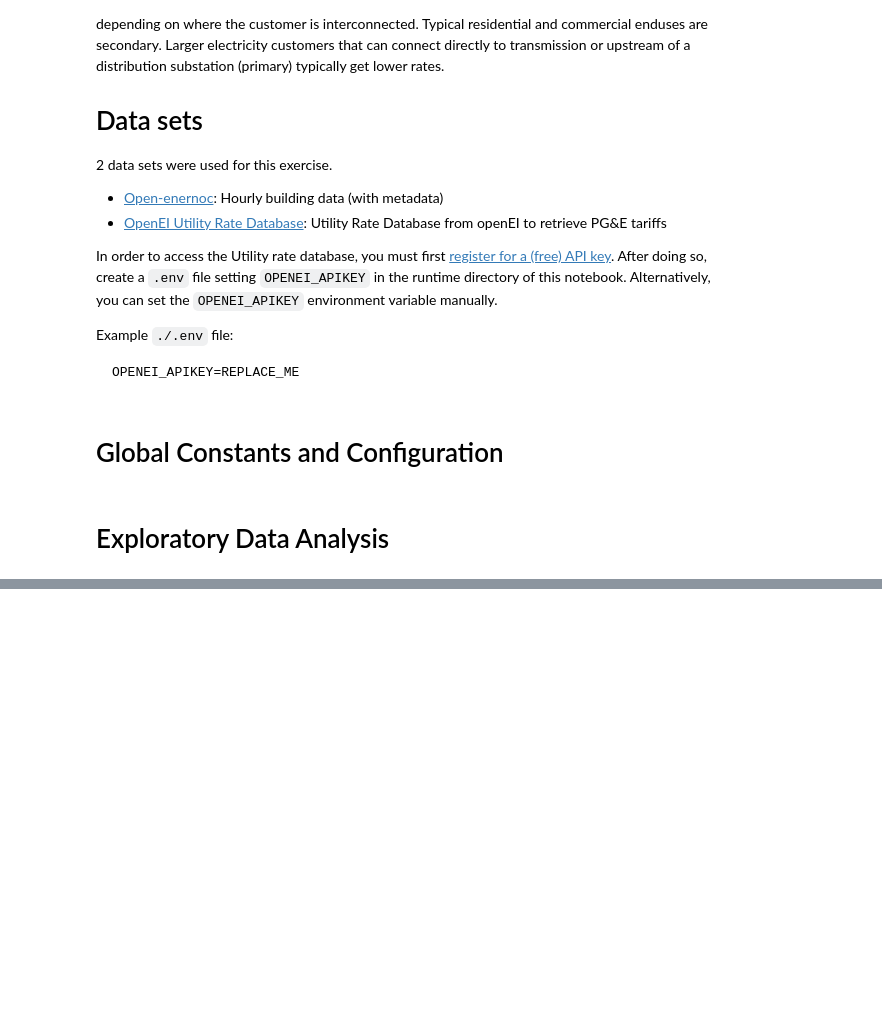
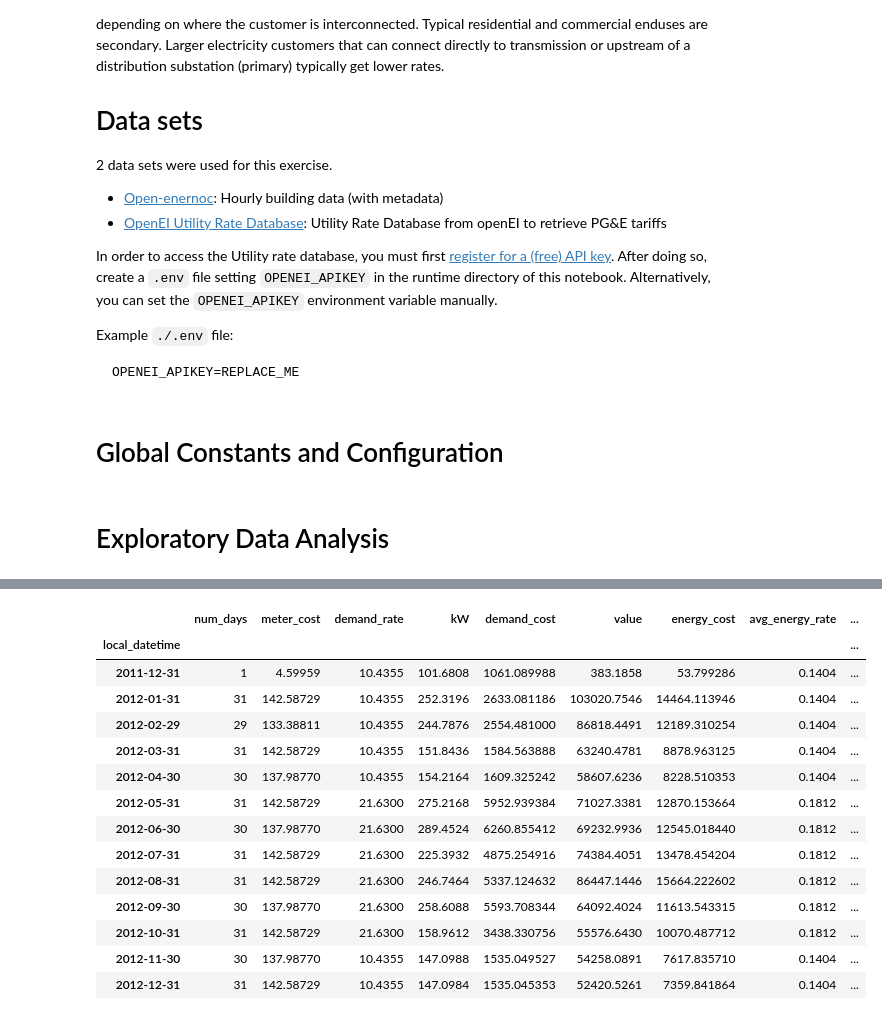
Before and after one commit to thomastu/ENGR481-lab0, a Jupyter notebook: utility_bill_example.ipynb, the cells around one changed output, grey strips where cells are left out. Cells and saved outputs as stored; diff of their text form; code cells hidden in the pictures; blank space fills up the shorter version.

```diff
--- a/utility_bill_example.ipynb
+++ b/utility_bill_example.ipynb
@@ -298,7 +304,3 @@ utility_bill_dashboard
 results_dir = Path("./results/")
 results_dir.mkdir(exist_ok=True)
 total_cost.reset_index().to_csv(results_dir / f"{INDUSTRY}-utility_bills.csv", index=False)
-# %%
-# Show all our education bills by month
-pd.options.display.max_rows = 999
-total_cost.swaplevel().sort_index()
@@ -323,0 +361,19 @@ total_cost.swaplevel().sort_index()
+# %%
+_site_id = 88
+total_cost.swaplevel().sort_index().loc[_site_id]
+# %% [output]
+|  | num_days | meter_cost | demand_rate | kW | demand_cost | value | energy_cost | avg_energy_rate | ... |
+| local_datetime |  |  |  |  |  |  |  |  | ... |
+| 2011-12-31 | 1 | 4.59959 | 10.4355 | 101.6808 | 1061.089988 | 383.1858 | 53.799286 | 0.1404 | ... |
+| 2012-01-31 | 31 | 142.58729 | 10.4355 | 252.3196 | 2633.081186 | 103020.7546 | 14464.113946 | 0.1404 | ... |
+| 2012-02-29 | 29 | 133.38811 | 10.4355 | 244.7876 | 2554.481000 | 86818.4491 | 12189.310254 | 0.1404 | ... |
+| 2012-03-31 | 31 | 142.58729 | 10.4355 | 151.8436 | 1584.563888 | 63240.4781 | 8878.963125 | 0.1404 | ... |
+| 2012-04-30 | 30 | 137.98770 | 10.4355 | 154.2164 | 1609.325242 | 58607.6236 | 8228.510353 | 0.1404 | ... |
+| 2012-05-31 | 31 | 142.58729 | 21.6300 | 275.2168 | 5952.939384 | 71027.3381 | 12870.153664 | 0.1812 | ... |
+| 2012-06-30 | 30 | 137.98770 | 21.6300 | 289.4524 | 6260.855412 | 69232.9936 | 12545.018440 | 0.1812 | ... |
+| 2012-07-31 | 31 | 142.58729 | 21.6300 | 225.3932 | 4875.254916 | 74384.4051 | 13478.454204 | 0.1812 | ... |
+| 2012-08-31 | 31 | 142.58729 | 21.6300 | 246.7464 | 5337.124632 | 86447.1446 | 15664.222602 | 0.1812 | ... |
+| 2012-09-30 | 30 | 137.98770 | 21.6300 | 258.6088 | 5593.708344 | 64092.4024 | 11613.543315 | 0.1812 | ... |
+| 2012-10-31 | 31 | 142.58729 | 21.6300 | 158.9612 | 3438.330756 | 55576.6430 | 10070.487712 | 0.1812 | ... |
+| 2012-11-30 | 30 | 137.98770 | 10.4355 | 147.0988 | 1535.049527 | 54258.0891 | 7617.835710 | 0.1404 | ... |
+| 2012-12-31 | 31 | 142.58729 | 10.4355 | 147.0984 | 1535.045353 | 52420.5261 | 7359.841864 | 0.1404 | ... |
```
Also changed, not shown: parts of 13 cells of this notebook.
